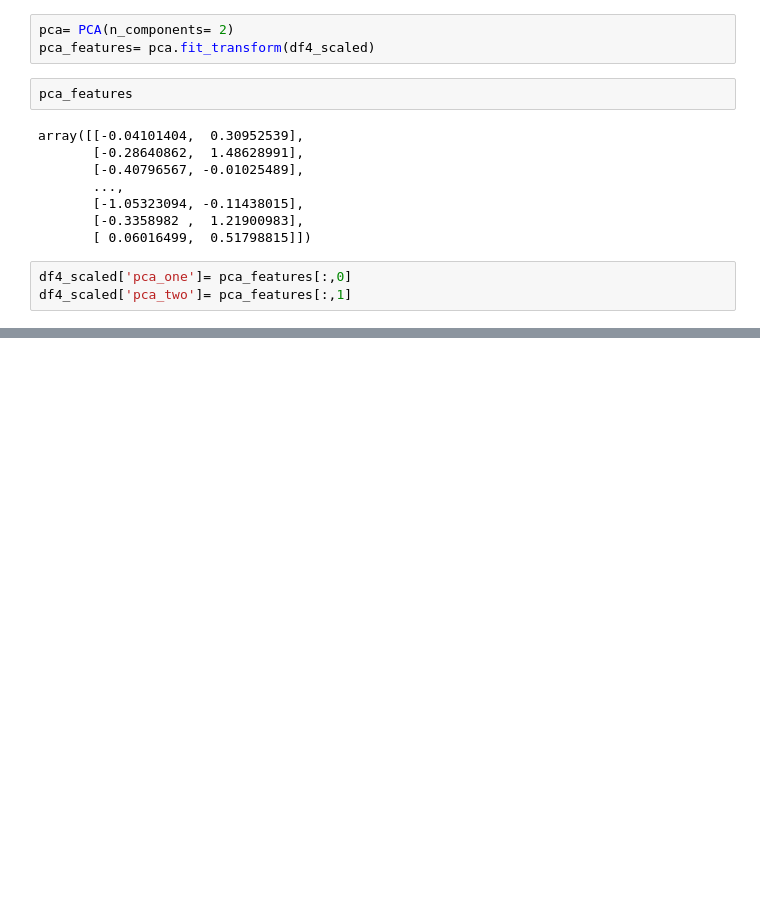
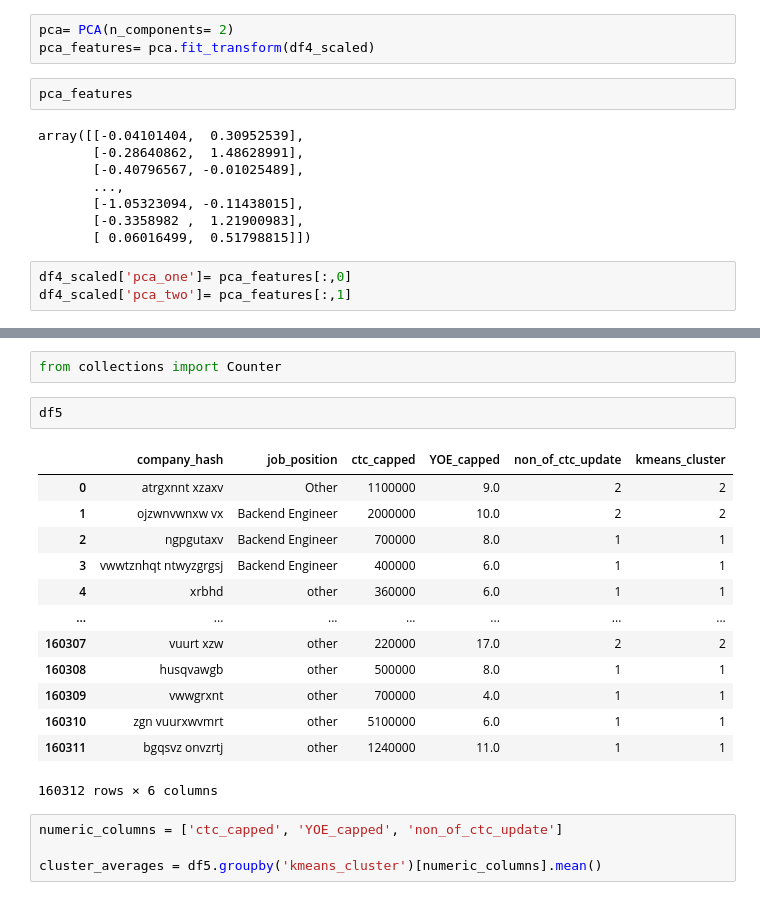
Before and after one commit to VDdotexe/Weekend_Scratching, a Jupyter notebook: case_studies/Clustering_CS.ipynb, the cells around one changed output, grey strips where cells are left out. Cells and saved outputs as stored; diff of their text form; blank space fills up the shorter version.

```diff
--- a/case_studies/Clustering_CS.ipynb
+++ b/case_studies/Clustering_CS.ipynb
@@ -997,0 +796,22 @@ findfont: Generic family 'sans-serif' not found because none of the following fa
+# %%
+from collections import Counter
+# %%
+df5
+# %% [output]
+|  | company_hash | job_position | ctc_capped | YOE_capped | non_of_ctc_update | kmeans_cluster |
+| 0 | atrgxnnt xzaxv | Other | 1100000 | 9.0 | 2 | 2 |
+| 1 | ojzwnvwnxw vx | Backend Engineer | 2000000 | 10.0 | 2 | 2 |
+| 2 | ngpgutaxv | Backend Engineer | 700000 | 8.0 | 1 | 1 |
+| 3 | vwwtznhqt ntwyzgrgsj | Backend Engineer | 400000 | 6.0 | 1 | 1 |
+| 4 | xrbhd | other | 360000 | 6.0 | 1 | 1 |
+| ... | ... | ... | ... | ... | ... | ... |
+| 160307 | vuurt xzw | other | 220000 | 17.0 | 2 | 2 |
+| 160308 | husqvawgb | other | 500000 | 8.0 | 1 | 1 |
+| 160309 | vwwgrxnt | other | 700000 | 4.0 | 1 | 1 |
+| 160310 | zgn vuurxwvmrt | other | 5100000 | 6.0 | 1 | 1 |
+| 160311 | bgqsvz onvzrtj | other | 1240000 | 11.0 | 1 | 1 |
+160312 rows × 6 columns
+# %%
+numeric_columns = ['ctc_capped', 'YOE_capped', 'non_of_ctc_update']
+
+cluster_averages = df5.groupby('kmeans_cluster')[numeric_columns].mean()
```
Also changed, not shown: parts of 23 cells of this notebook.
